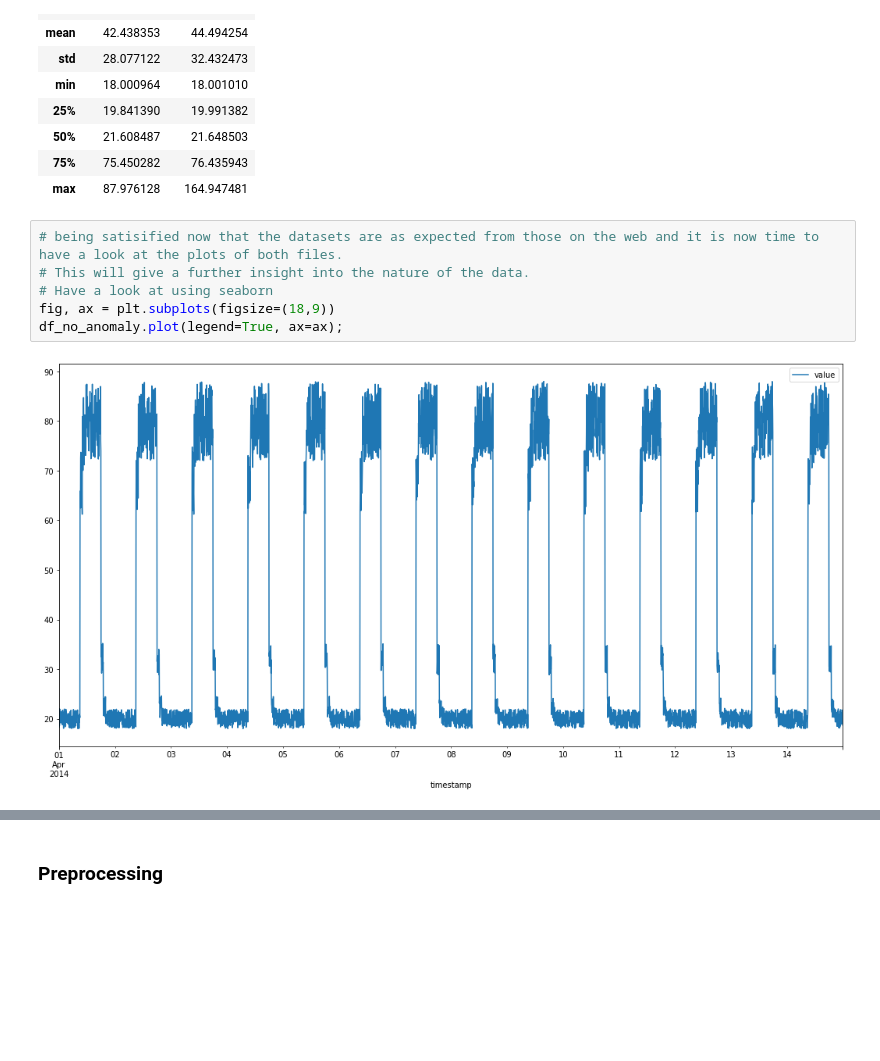
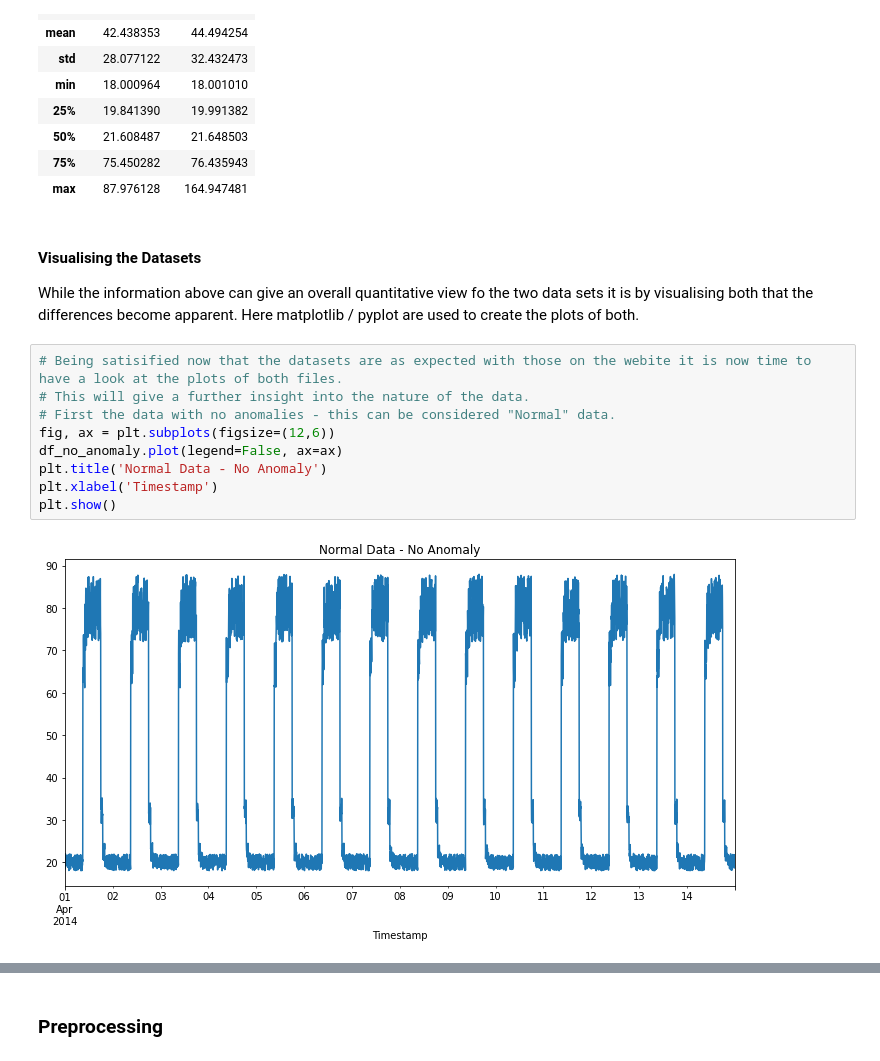
Before and after one commit to donneger/machinelearning_statistics, a Jupyter notebook: ml_project/ml_evaluation.ipynb, the cells around one changed output, grey strips where cells are left out. Drawn from its saved outputs; the diff is of its cells as text; blank space fills up the shorter version.

Commit message:
Updating the dataset plots.

```diff
--- a/ml_project/ml_evaluation.ipynb
+++ b/ml_project/ml_evaluation.ipynb
@@ -232,12 +232,18 @@ combined_summary
 | 50% | 21.608487 | 21.648503 |
 | 75% | 75.450282 | 76.435943 |
 | max | 87.976128 | 164.947481 |
+# %% [markdown]
+#### Visualising the Datasets
+While the information above can give an overall quantitative view fo the two data sets it is by visualising both that the differences become apparent. Here matplotlib / pyplot are used to create the plots of both.
 # %%
-# being satisified now that the datasets are as expected from those on the web and it is now time to have a look at the plots of both files.
+# Being satisified now that the datasets are as expected with those on the webite it is now time to have a look at the plots of both files.
 # This will give a further insight into the nature of the data.
-# Have a look at using seaborn
-fig, ax = plt.subplots(figsize=(18,9))
-df_no_anomaly.plot(legend=True, ax=ax);
+# First the data with no anomalies - this can be considered "Normal" data.
+fig, ax = plt.subplots(figsize=(12,6))
+df_no_anomaly.plot(legend=False, ax=ax)
+plt.title('Normal Data - No Anomaly')
+plt.xlabel('Timestamp')
+plt.show()
 # %% [output]
-[figure, old version]
+[figure, new version]
 # %%
```
Also changed, not shown: parts of 2 cells of this notebook.
